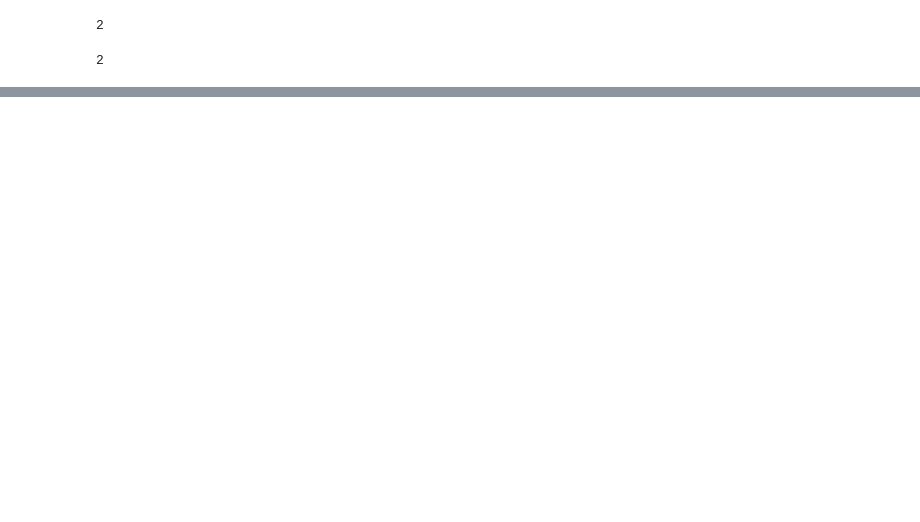
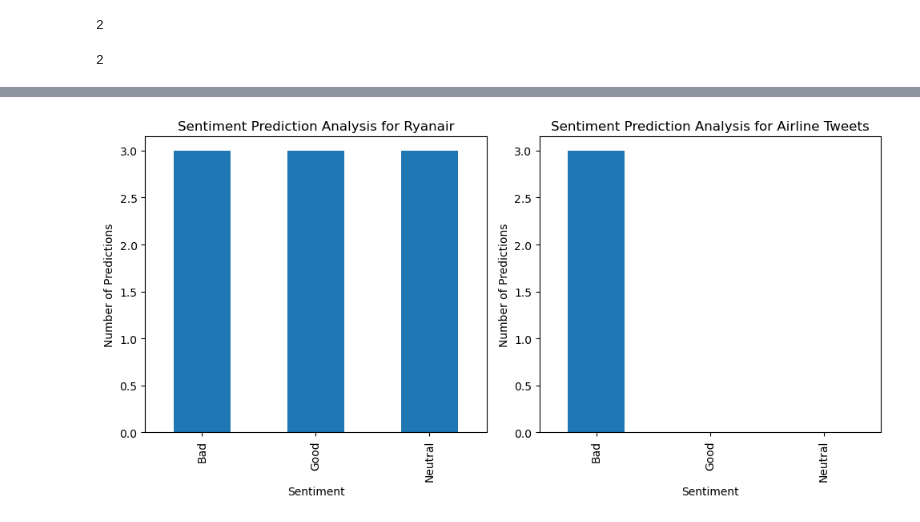
Before and after one commit to JoseRicoCct/CA2_Integrated_Assesment_MSc_Data_Analytics_CCT_Semester_1, a Jupyter notebook: CA2_ML_Code_sba23021_Sentiment_Analysis.ipynb, the cells around one changed output, grey strips where cells are left out. Drawn from its saved outputs; the diff is of its cells as text; code cells hidden in the pictures; blank space fills up the shorter version.

```diff
--- a/CA2_ML_Code_sba23021_Sentiment_Analysis.ipynb
+++ b/CA2_ML_Code_sba23021_Sentiment_Analysis.ipynb
@@ -215,0 +492,12 @@ model.predict(input)[0]
+# %%
+# Creating a df to plot the Sentiment Analysis prediction:
+review = {
+    'Airline': ['Ryanair', 'Airline_Tweets', 'Ryanair', 'Airline_Tweets', 'Ryanair', 'Airline_Tweets'],
+    'Sentiment': ['Bad', 'Bad', 'Good', 'Good', 'Neutral', 'Neutral'],
+    'Score': [3, 3, 3, 0, 3, 0]
+}
+
+review = pd.DataFrame(review)
+
+review = pd.crosstab(review['Sentiment'], review['Airline'], values=review['Score'], aggfunc='sum', margins=False)
+review
@@ -215,0 +510,14 @@ model.predict(input)[0]
+# %%
+# Plotting histograms
+fig, axes = plt.subplots(nrows=1, ncols=2, figsize=(10, 5))
+
+# Plot for Ryanair
+review['Ryanair'].plot(kind='bar', ax=axes[0], title='Sentiment Prediction Analysis for Ryanair')
+axes[0].set_ylabel('Number of Predictions')
+# Plot for Airline Tweets
+review['Airline_Tweets'].plot(kind='bar', ax=axes[1], title='Sentiment Prediction Analysis for Airline Tweets')
+axes[1].set_ylabel('Number of Predictions')
+plt.tight_layout()
+plt.show()
+# %% [output]
+[figure, added]
```
Also changed, not shown: parts of 60 cells of this notebook, 1 other file.
